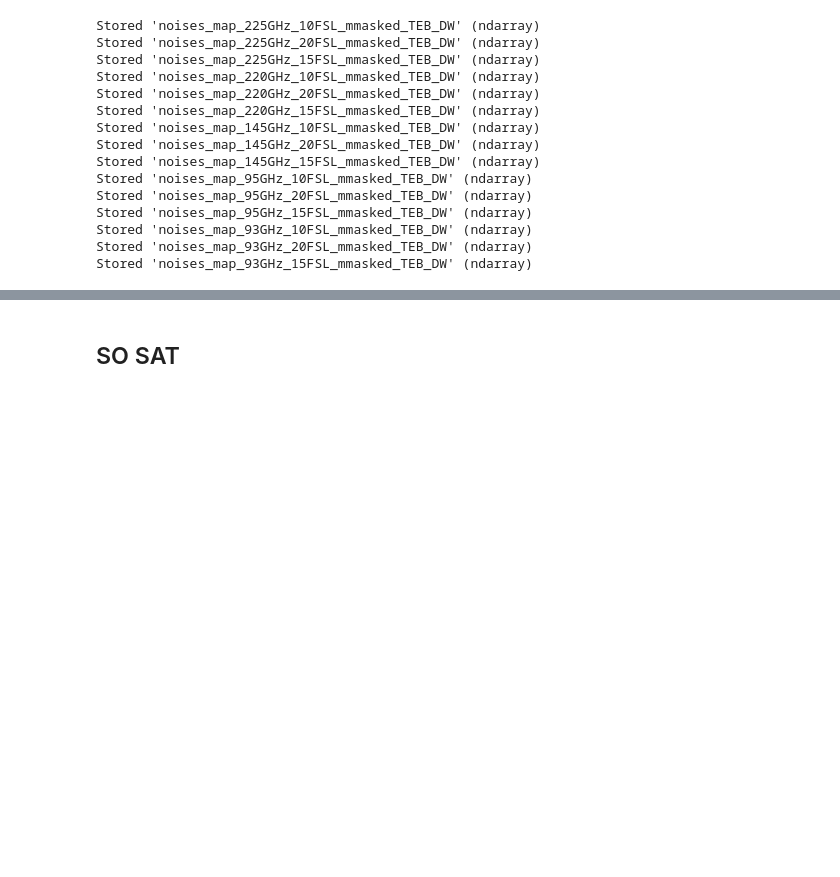
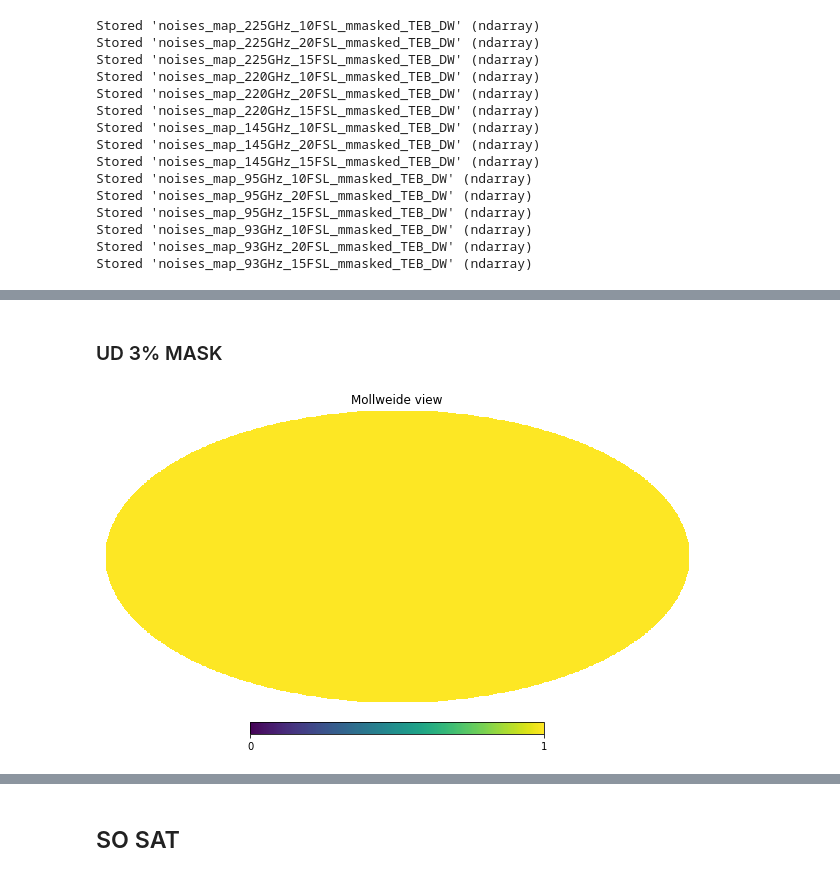
Before and after one commit to skycattmll/Jun-Yan_Zhang_TFM_codes, a Jupyter notebook: PySM d1 s1 foreground & beam profile.ipynb, the cells around one changed output, grey strips where cells are left out. Saved outputs shown, nothing was run; the diff lists cells and outputs as text; code cells hidden in the pictures; blank space fills up the shorter version.

```diff
--- a/PySM d1 s1 foreground & beam profile.ipynb
+++ b/PySM d1 s1 foreground & beam profile.ipynb
@@ -767,0 +849,13 @@ Stored 'noises_map_93GHz_15FSL_mmasked_TEB_DW' (ndarray)
+# %% [markdown]
+### UD 3% MASK
+# %%
+#obtain each pixel's angle position
+pix=np.arange(0,hp.nside2npix(Nside))
+ang=np.asarray(hp.pix2ang(Nside,pix))
+
+
+
+udmask=np.repeat(1,len(pix))
+hp.mollview(udmask,min=0,max=1)
+# %% [output]
+[figure, added]
```
Also changed, not shown: parts of 34 cells of this notebook, 1 other file.
